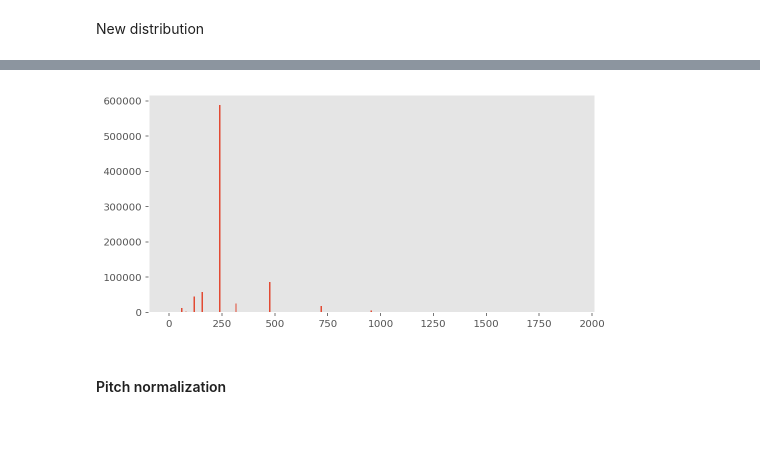
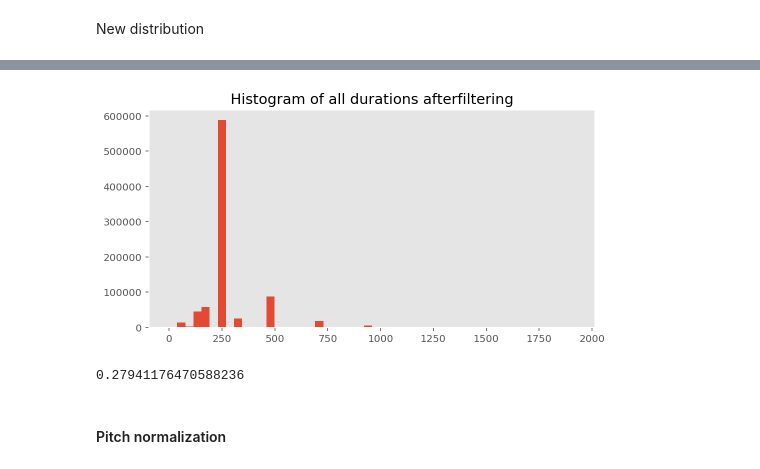
Before and after one commit to Amaumaury/ArtificialNeuralNetworks, a Jupyter notebook: Project_2/miniproject2.ipynb, the cells around one changed output, grey strips where cells are left out. Cells and saved outputs as stored; diff of their text form; code cells hidden in the pictures; blank space fills up the shorter version.

```diff
--- a/Project_2/miniproject2.ipynb
+++ b/Project_2/miniproject2.ipynb
@@ -415,8 +433,13 @@ filtered_duration_values = filtered_dataset.get_all_midi_durations()
 # %%
-plt.hist(filtered_duration_values, bins=300)
+plt.hist(filtered_duration_values, bins=50)
+plt.title('Histogram of all durations afterfiltering')
 plt.show()
 # %% [output]
-[figure, old version]
+[figure, new version]
+# %%
+len(set(filtered_duration_values)) / len(set(duration_values))
+# %% [output]
+0.27941176470588236
 # %% [markdown]
 #### Pitch normalization
 # %%
```
Also changed, not shown: parts of 48 cells of this notebook, 1 other file.
